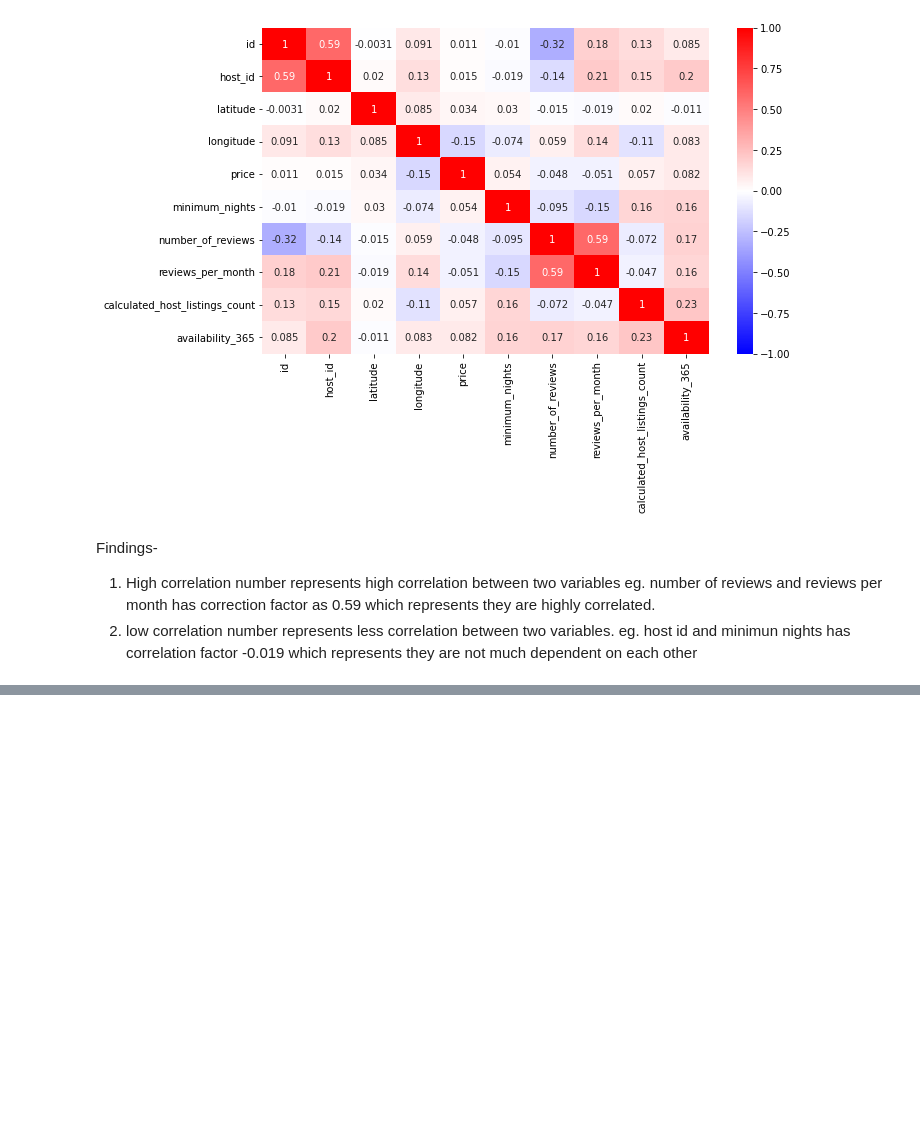
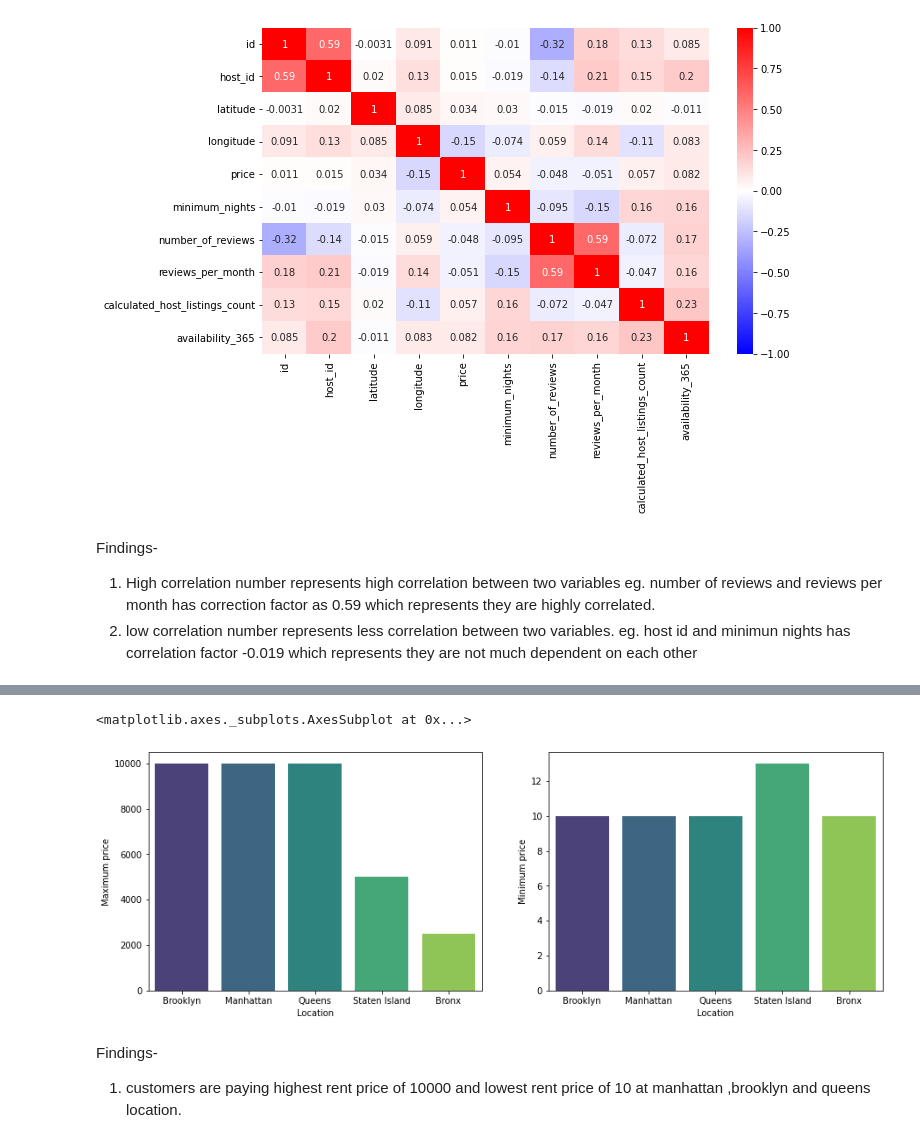
Before and after one commit to pankaj-beldar/Capstone_Project01_Airbnb_Booking_Analysis, a Jupyter notebook: PRB_Indivisual_Nootbook_Airbnb_Booking_Analysis_EDA.ipynb, the cells around one changed output, grey strips where cells are left out. Drawn from its saved outputs; the diff is of its cells as text; code cells hidden in the pictures; blank space fills up the shorter version.

```diff
--- a/PRB_Indivisual_Nootbook_Airbnb_Booking_Analysis_EDA.ipynb
+++ b/PRB_Indivisual_Nootbook_Airbnb_Booking_Analysis_EDA.ipynb
@@ -371,0 +374,4 @@ eg.  host id and minimun nights has correlation factor -0.019 which represents t
+# %%
+#Get the highest rent according to location using groupby method
+max_price_df = df.groupby('neighbourhood_group',as_index=False)['price'].max().sort_values(['price'],ascending = False).rename(columns = {'price':'Maximum price','neighbourhood_group':'Location'})
+max_price_df
@@ -371,0 +385,4 @@ eg.  host id and minimun nights has correlation factor -0.019 which represents t
+# %%
+#Get the lowest rent according to location using gorupby method
+min_price_df = df.groupby('neighbourhood_group',as_index=False)['price'].min().sort_values(['price'],ascending = True).rename(columns = {'price':'Minimum price','neighbourhood_group':'Location'})
+min_price_df
@@ -371,0 +396,3 @@ eg.  host id and minimun nights has correlation factor -0.019 which represents t
+# %%
+price_df= pd.merge(max_price_df, min_price_df, how= 'inner')
+price_df
@@ -371,0 +406,11 @@ eg.  host id and minimun nights has correlation factor -0.019 which represents t
+# %%
+fig, axes = plt.subplots(nrows=1, ncols=2, figsize=(15, 5))
+ax = axes.flatten()
+sns.barplot(x='Location',y='Minimum price', data=price_df, ax=ax[1], palette='viridis')
+sns.barplot(x='Location',y='Maximum price', data=price_df, ax=ax[0], palette= 'viridis')
+# %% [output]
+<matplotlib.axes._subplots.AxesSubplot at 0x...>
+[figure, added]
+# %% [markdown]
+Findings-
+1. customers are paying highest rent price of 10000 and lowest rent price of 10 at manhattan ,brooklyn and queens location.
```
Also changed, not shown: parts of 5 cells of this notebook.
